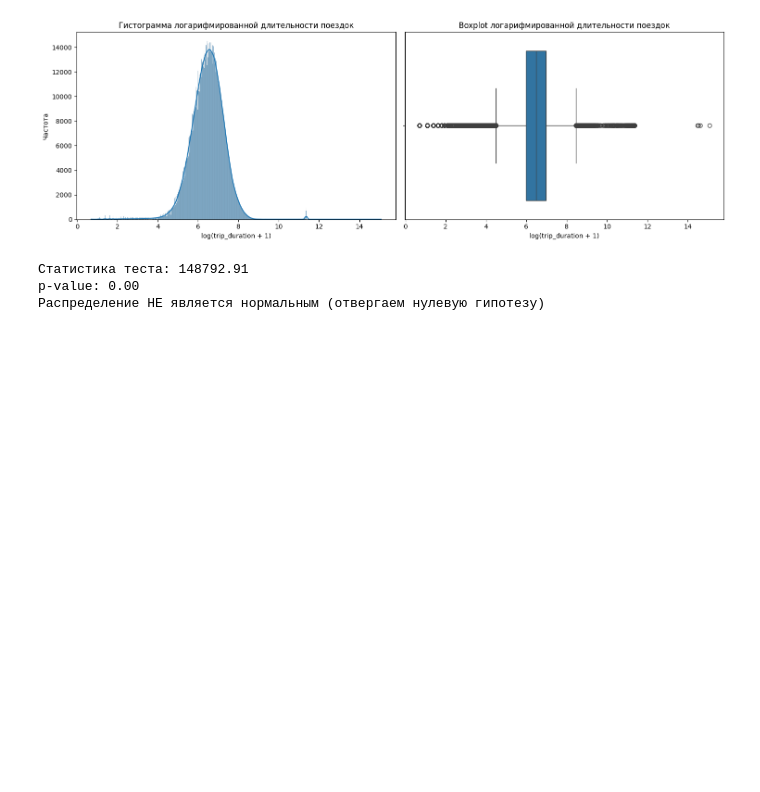
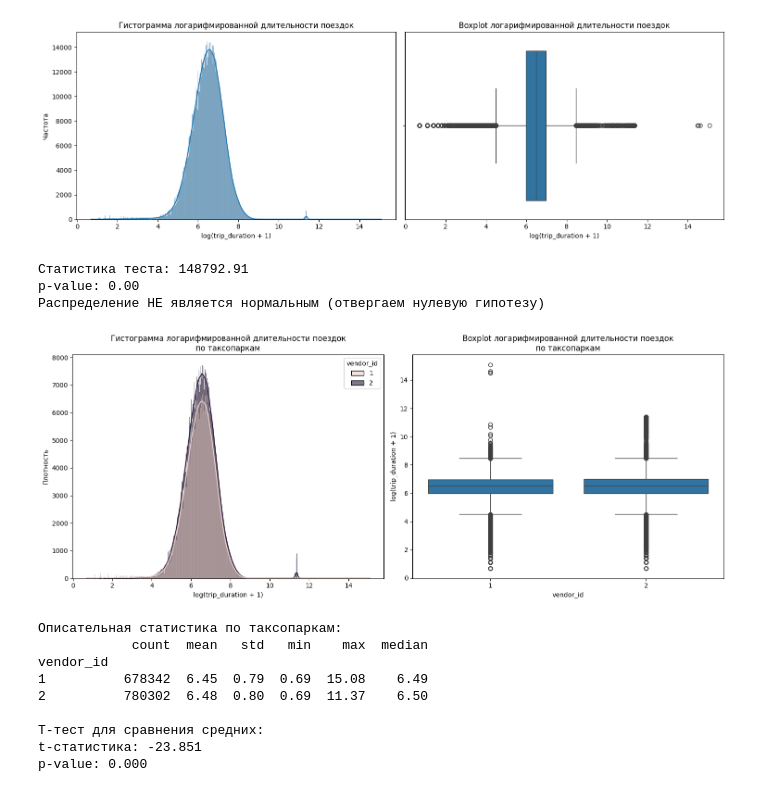
Before and after one commit to UlyanaGru/duration_taxiride, a Jupyter notebook: duration_taxiride.ipynb, the cells around one changed output. Drawn from its saved outputs; the diff is of its cells as text; code cells hidden in the pictures; blank space fills up the shorter version.

Commit message:
comparison of vendor distributions

```diff
--- a/duration_taxiride.ipynb
+++ b/duration_taxiride.ipynb
@@ -504,3 +504,45 @@ else:
 Статистика теста: 148792.91
 p-value: 0.00
 Распределение НЕ является нормальным (отвергаем нулевую гипотезу)
+# %%
+#Создаем графики для сравнения распределений по vendor_id
+fig, axes = plt.subplots(1, 2, figsize=(15, 6))
+#Гистограммы с KDE для каждого vendor_id
+sns.histplot(data=taxi_data, x='trip_duration_log', hue='vendor_id',
+             kde=True, alpha=0.6, ax=axes[0])
+axes[0].set_title('Гистограмма логарифмированной длительности поездок\nпо таксопаркам')
+axes[0].set_xlabel('log(trip_duration + 1)')
+axes[0].set_ylabel('Плотность')
+#Boxplot для каждого vendor_id
+sns.boxplot(data=taxi_data, x='vendor_id', y='trip_duration_log', ax=axes[1])
+axes[1].set_title('Boxplot логарифмированной длительности поездок\nпо таксопаркам')
+axes[1].set_xlabel('vendor_id')
+axes[1].set_ylabel('log(trip_duration + 1)')
+plt.tight_layout()
+plt.show()
+# Дополнительная статистика для сравнения
+print("Описательная статистика по таксопаркам:")
+vendor_stats = taxi_data.groupby('vendor_id')['trip_duration_log'].agg([
+    'count', 'mean', 'std', 'min', 'max', 'median'
+]).round(2)
+print(vendor_stats)
+#Проверка статистической значимости различий
+from scipy import stats
+vendor_1 = taxi_data[taxi_data['vendor_id'] == 1]['trip_duration_log']
+vendor_2 = taxi_data[taxi_data['vendor_id'] == 2]['trip_duration_log']
+#T-тест для сравнения средних
+t_stat, p_value = stats.ttest_ind(vendor_1, vendor_2, equal_var=False)
+print(f"\nT-тест для сравнения средних:")
+print(f"t-статистика: {t_stat:.3f}")
+print(f"p-value: {p_value:.3f}")
+# %% [output]
+[figure, added]
+Описательная статистика по таксопаркам:
+            count  mean   std   min    max  median
+vendor_id
+1          678342  6.45  0.79  0.69  15.08    6.49
+2          780302  6.48  0.80  0.69  11.37    6.50
+
+T-тест для сравнения средних:
+t-статистика: -23.851
+p-value: 0.000
```
Also changed, not shown: parts of 1 cell of this notebook.
